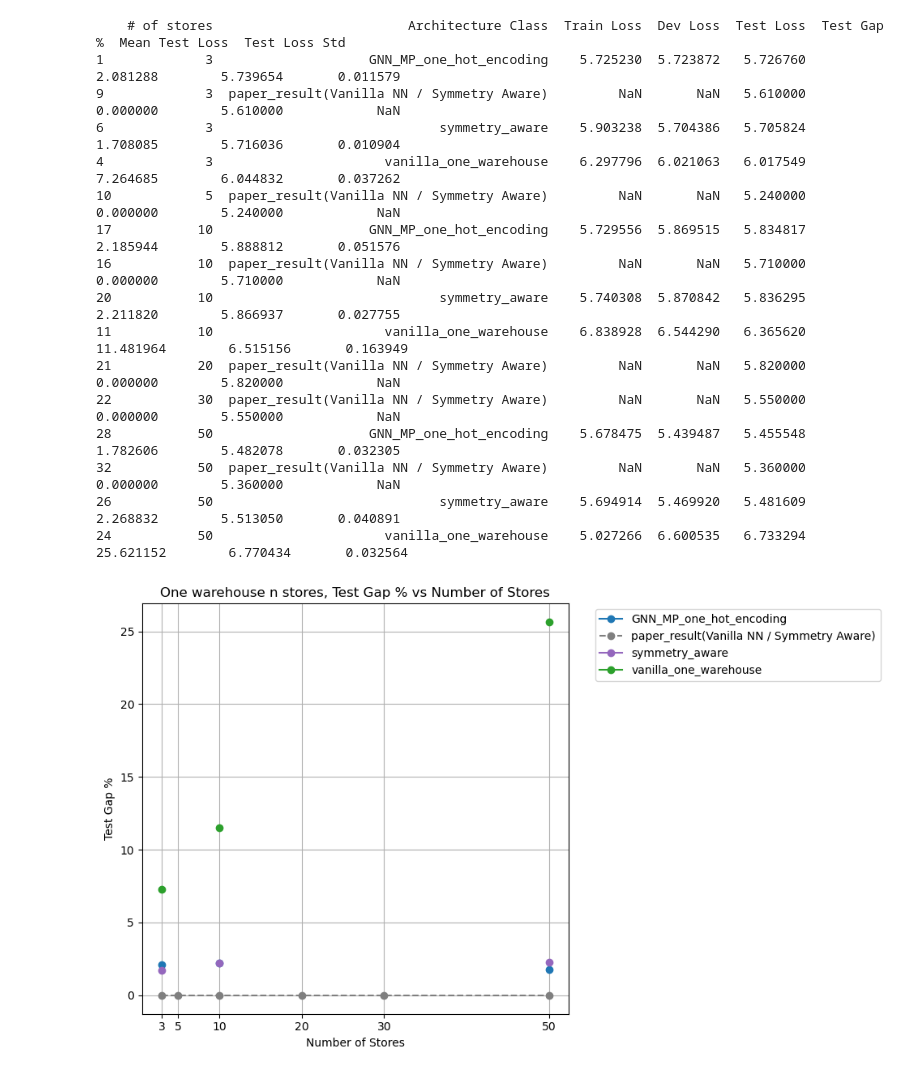
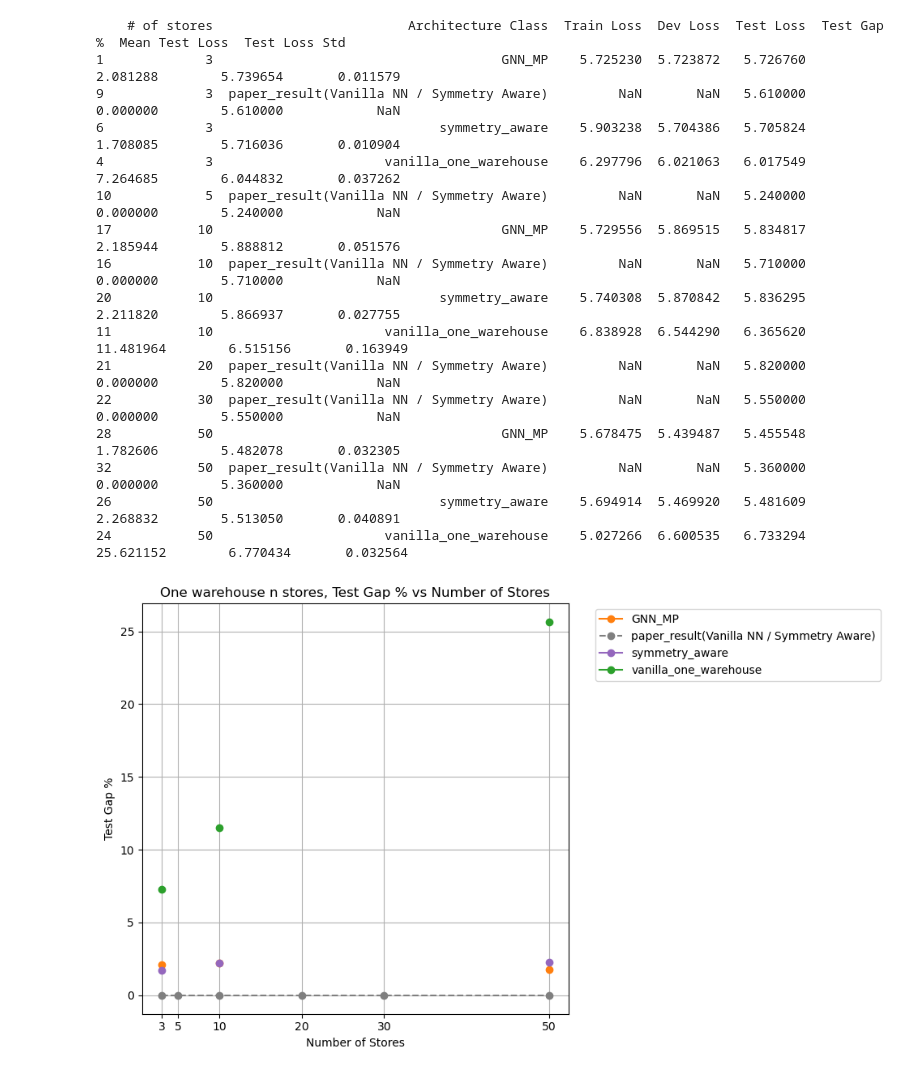
Before and after one commit to minuk302/Neural_inventory_control, a Jupyter notebook: analysis/ray_generic_architecture.ipynb, the cells around one changed output. Drawn from its saved outputs; the diff is of its cells as text; code cells hidden in the pictures.

```diff
--- a/analysis/ray_generic_architecture.ipynb
+++ b/analysis/ray_generic_architecture.ipynb
@@ -308,7 +277,6 @@ plt.show()
 # %%
 # Define color scheme for architecture types
 color_scheme = {
-    "GNN_MP_one_hot_encoding": "#1f77b4",  # Blue
     "symmetry_aware": "#9467bd",  # Purple
     "vanilla_one_warehouse": "#2ca02c",  # Gray
     "GNN_MP": "#ff7f0e",  # Orange
@@ -316,7 +284,6 @@ color_scheme = {
 }
 
 linestyle_scheme = {
-    "GNN_MP_one_hot_encoding": "-",  # Solid
     "symmetry_aware": "-",  # Solid
     "vanilla_one_warehouse": "-",  # Solid
     "GNN_MP": "-",  # Solid
@@ -324,13 +291,6 @@ linestyle_scheme = {
 }
 
 testset_name = "generic_architecture"
-
-gnn_mp_one_hot_encoding_paths = {
-    3: f'/user/ml4723/Prj/NIC/ray_results/{testset_name}/GNN_MP_one_hot_encoding/3',
-    10: f'/user/ml4723/Prj/NIC/ray_results/{testset_name}/GNN_MP_one_hot_encoding/10',
-    50: f'/user/ml4723/Prj/NIC/ray_results/{testset_name}/GNN_MP_one_hot_encoding/50'
-}
-
 gnn_mp_paths = {
     3: f'/user/ml4723/Prj/NIC/ray_results/{testset_name}/GNN_MP/3',
     10: f'/user/ml4723/Prj/NIC/ray_results/{testset_name}/GNN_MP/10',
@@ -359,13 +319,6 @@ sort_by = 'test_loss'
 pick_row_from_run_by = 'test_loss'
 
 results_interpretor = rri.RayResultsinterpreter()
-
-# GNN MP One Hot Encoding
-df_gnn_mp_one_hot = results_interpretor.make_table(gnn_mp_one_hot_encoding_paths,
-    {'samples': [1,2,3], "train_n_samples": [16]},
-    default_condition_setter, custom_data_filler, sort_by=sort_by, pick_row_from_run_by=pick_row_from_run_by)
-df_gnn_mp_one_hot.insert(2, 'Architecture Class', "GNN_MP_one_hot_encoding")
-df_gnn_mp_one_hot.insert(1, 'hyperparam_name', "GNN_MP_one_hot_encoding")
 
 # GNN MP
 df_gnn_mp = results_interpretor.make_table(gnn_mp_paths,
@@ -401,8 +354,7 @@ df_paper = pd.DataFrame(paper_data)
 
 # Combine dataframes
 df = pd.concat([
-    df_gnn_mp_one_hot,
-    # df_gnn_mp,
+    df_gnn_mp,
     df_symmetry_aware,
     df_vanilla,
     df_paper
@@ -450,37 +402,37 @@ pivot_df = df.groupby(['# of stores', 'Architecture Class'])['Test Gap %'].min()
 for column in pivot_df.columns:
     ax.plot(pivot_df.index.to_numpy(), pivot_df[column].to_numpy(),
             marker='o',
             label=column,
             color=color_scheme[column],
             linestyle=linestyle_scheme[column])
 
 ax.set_xlabel('Number of Stores')
 ax.set_ylabel('Test Gap %')
 ax.set_title('One warehouse n stores, Test Gap % vs Number of Stores')
 ax.grid(True)
 ax.set_xticks(pivot_df.index)
 ax.legend(bbox_to_anchor=(1.05, 1), loc='upper left')
 
 plt.tight_layout()
 plt.show()
 # %% [output]
     # of stores                         Architecture Class  Train Loss  Dev Loss  Test Loss  Test Gap %  Mean Test Loss  Test Loss Std
-1             3                    GNN_MP_one_hot_encoding    5.725230  5.723872   5.726760    2.081288        5.739654       0.011579
+1             3                                     GNN_MP    5.725230  5.723872   5.726760    2.081288        5.739654       0.011579
 9             3  paper_result(Vanilla NN / Symmetry Aware)         NaN       NaN   5.610000    0.000000        5.610000            NaN
 6             3                             symmetry_aware    5.903238  5.704386   5.705824    1.708085        5.716036       0.010904
 4             3                      vanilla_one_warehouse    6.297796  6.021063   6.017549    7.264685        6.044832       0.037262
 10            5  paper_result(Vanilla NN / Symmetry Aware)         NaN       NaN   5.240000    0.000000        5.240000            NaN
-17           10                    GNN_MP_one_hot_encoding    5.729556  5.869515   5.834817    2.185944        5.888812       0.051576
+17           10                                     GNN_MP    5.729556  5.869515   5.834817    2.185944        5.888812       0.051576
 16           10  paper_result(Vanilla NN / Symmetry Aware)         NaN       NaN   5.710000    0.000000        5.710000            NaN
 20           10                             symmetry_aware    5.740308  5.870842   5.836295    2.211820        5.866937       0.027755
 11           10                      vanilla_one_warehouse    6.838928  6.544290   6.365620   11.481964        6.515156       0.163949
 21           20  paper_result(Vanilla NN / Symmetry Aware)         NaN       NaN   5.820000    0.000000        5.820000            NaN
 22           30  paper_result(Vanilla NN / Symmetry Aware)         NaN       NaN   5.550000    0.000000        5.550000            NaN
-28           50                    GNN_MP_one_hot_encoding    5.678475  5.439487   5.455548    1.782606        5.482078       0.032305
+28           50                                     GNN_MP    5.678475  5.439487   5.455548    1.782606        5.482078       0.032305
 32           50  paper_result(Vanilla NN / Symmetry Aware)         NaN       NaN   5.360000    0.000000        5.360000            NaN
 26           50                             symmetry_aware    5.694914  5.469920   5.481609    2.268832        5.513050       0.040891
 24           50                      vanilla_one_warehouse    5.027266  6.600535   6.733294   25.621152        6.770434       0.032564
-[figure, old version]
+[figure, new version]
 # %%
 # Define color scheme for architecture types
 color_scheme = {
```
Also changed, not shown: parts of 2 cells of this notebook, 16 other files.
